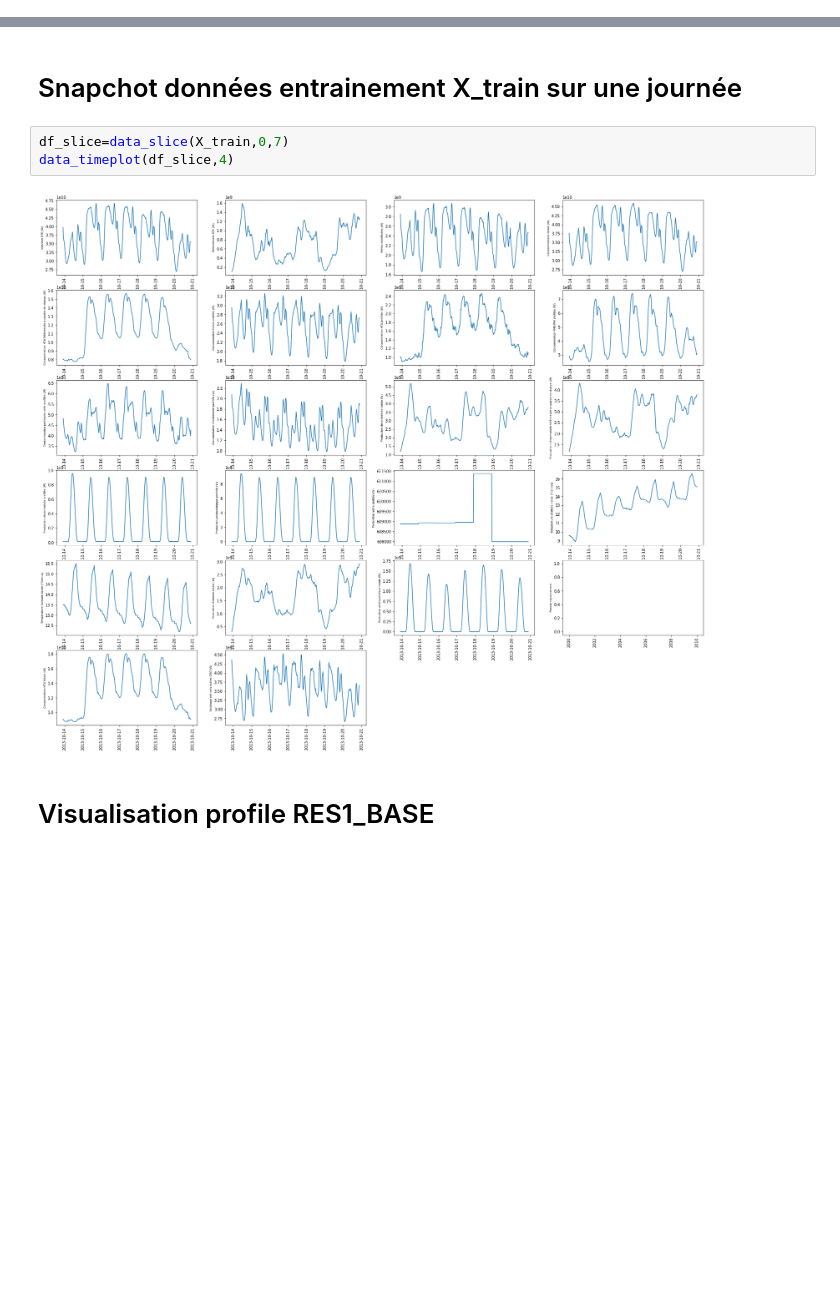
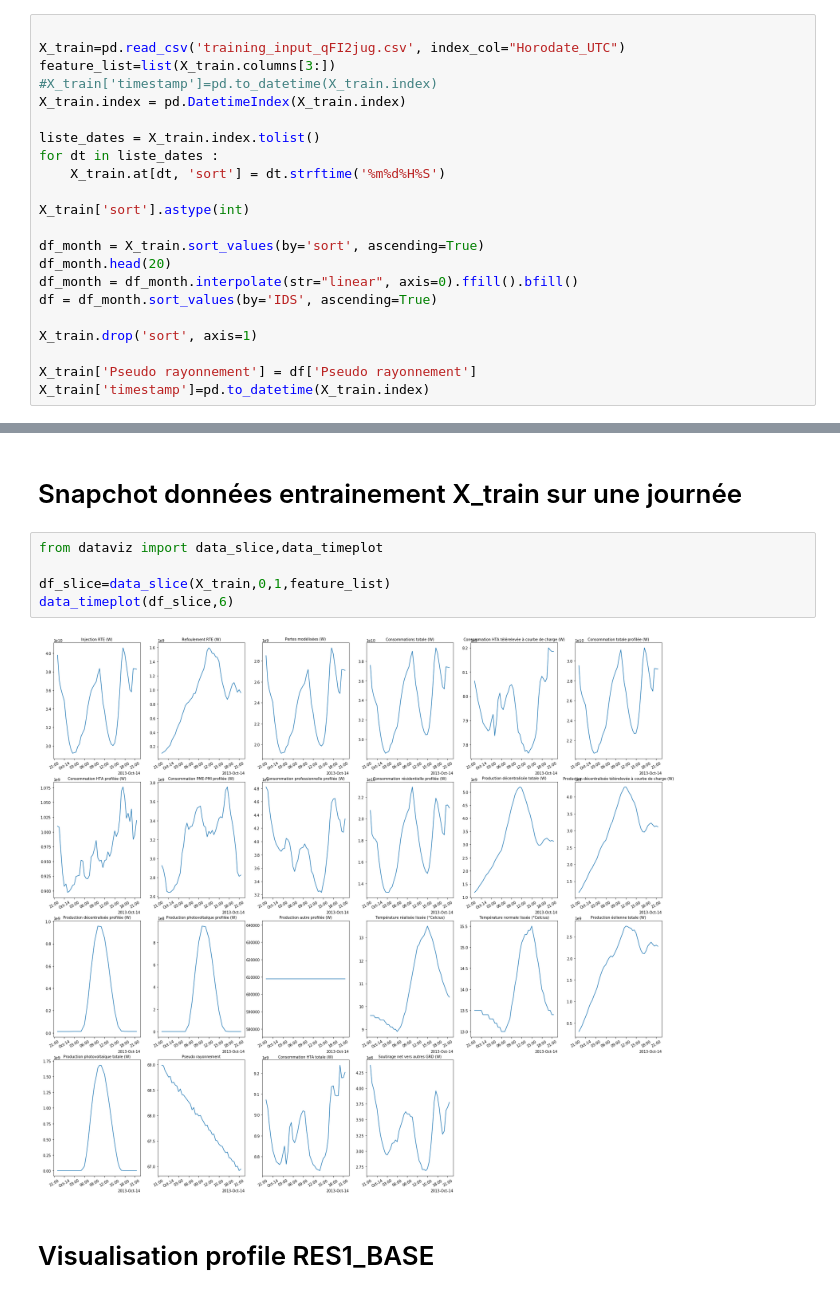
Before and after one commit to fredcoq/challenge-data-ens, a Jupyter notebook: data_processing.ipynb, the cells around one changed output, grey strips where cells are left out. Saved outputs shown, nothing was run; the diff lists cells and outputs as text; blank space fills up the shorter version.

Commit message:
Fonction de visualisation et manipulation dans dataviz.py et mise à jours notebook data_processing.

```diff
--- a/data_processing.ipynb
+++ b/data_processing.ipynb
@@ -149,0 +98,22 @@ X_test=X_test_brut.drop(['IDS','Horodate','Mois'],axis=1)
+# %%
+
+X_train=pd.read_csv('training_input_qFI2jug.csv', index_col="Horodate_UTC")
+feature_list=list(X_train.columns[3:])
+#X_train['timestamp']=pd.to_datetime(X_train.index)
+X_train.index = pd.DatetimeIndex(X_train.index)
+
+liste_dates = X_train.index.tolist()
+for dt in liste_dates :
+    X_train.at[dt, 'sort'] = dt.strftime('%m%d%H%S')
+
+X_train['sort'].astype(int)
+
+df_month = X_train.sort_values(by='sort', ascending=True)
+df_month.head(20)
+df_month = df_month.interpolate(str="linear", axis=0).ffill().bfill()
+df = df_month.sort_values(by='IDS', ascending=True)
+
+X_train.drop('sort', axis=1)
+
+X_train['Pseudo rayonnement'] = df['Pseudo rayonnement']
+X_train['timestamp']=pd.to_datetime(X_train.index)
@@ -160,10 +168,12 @@ plt.show()
 # %% [markdown]
 # Snapchot données entrainement X_train sur une journée
 # %%
-df_slice=data_slice(X_train,0,7)
-data_timeplot(df_slice,4)
+from dataviz import data_slice,data_timeplot
+
+df_slice=data_slice(X_train,0,1,feature_list)
+data_timeplot(df_slice,6)
 # %% [output]
-[figure, old version]
+[figure, new version]
 # %% [markdown]
 # Visualisation profile RES1_BASE
 # %%
```
Also changed, not shown: parts of 26 cells of this notebook, 1 other file.
